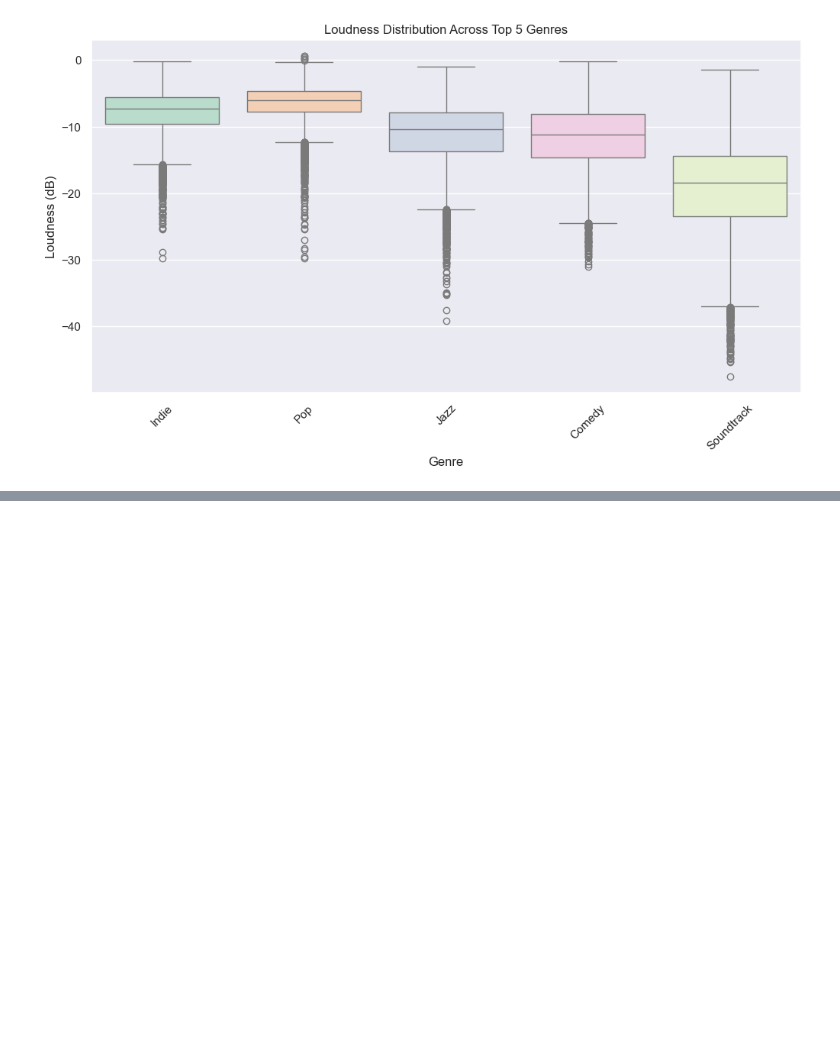
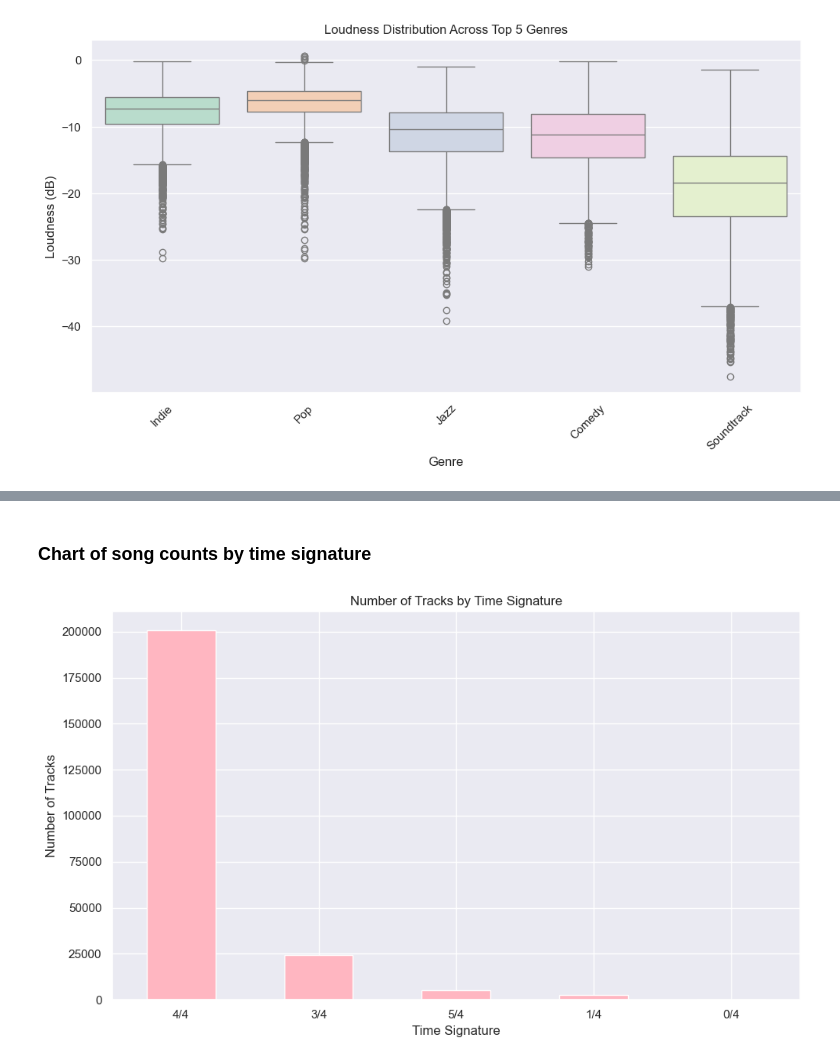
Before and after one commit to aghabidareh/SpotifyAnalyzer, a Jupyter notebook: main.ipynb, the cells around one changed output, grey strips where cells are left out. Drawn from its saved outputs; the diff is of its cells as text; code cells hidden in the pictures; blank space fills up the shorter version.

```diff
--- a/main.ipynb
+++ b/main.ipynb
@@ -379,0 +392,15 @@ Passing `palette` without assigning `hue` is deprecated and will be removed in v
+# %% [markdown]
+### Chart of song counts by time signature
+# %%
+time_signature_counts = data['time_signature'].value_counts()
+
+plt.figure(figsize=(10, 6))
+time_signature_counts.plot(kind='bar', color='lightpink')
+plt.title('Number of Tracks by Time Signature')
+plt.xlabel('Time Signature')
+plt.ylabel('Number of Tracks')
+plt.xticks(rotation=0)
+plt.tight_layout()
+plt.show()
+# %% [output]
+[figure, added]
```
Also changed, not shown: parts of 2 cells of this notebook.
